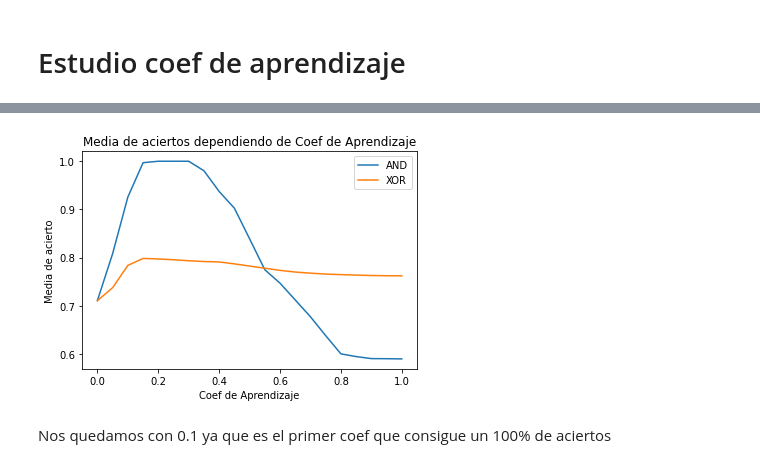
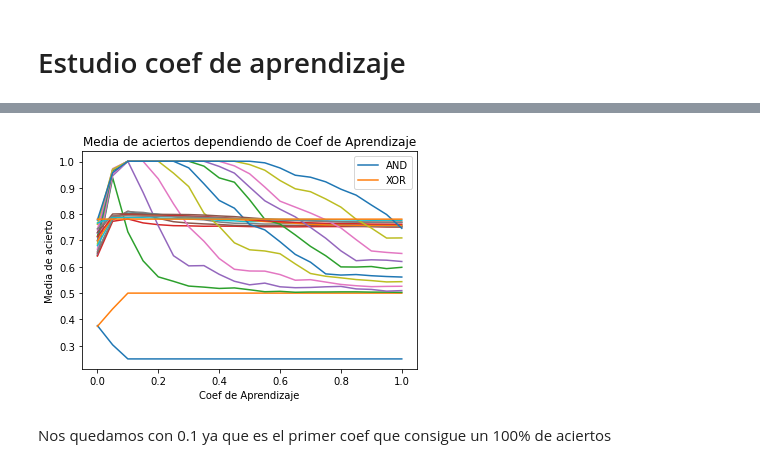
Before and after one commit to Govoa/Perceptron_MLP_Practica, a Jupyter notebook: pr1/L2P1-Perceptron.ipynb, the cells around one changed output, grey strips where cells are left out. Saved outputs shown, nothing was run; the diff lists cells and outputs as text; code cells hidden in the pictures.

Commit message:
COEF y UMBRAL JUNTOS

```diff
--- a/pr1/L2P1-Perceptron.ipynb
+++ b/pr1/L2P1-Perceptron.ipynb
@@ -20,9 +20,9 @@ valor2_xor =  round(np.random.uniform(-1,1),3) # Truncamos para evitar que coja
 
 neurona_xor = [valor1_xor,valor2_xor] # Generamos una matriz de pesos aleatoria en intervalo -1,1
 
-umbral = 0.6# Final
-learning_rate = 0.3 # TOCAR
-n_iteraciones = 20 # TOCAR
+umbral = 0.5# TOCAR
+learning_rate = 0.1# TOCAR
+n_iteraciones = 20# TOCAR
 
 # Definimos las 4 posibles entradas binarias que tendrán tanto AND como XOR
 
@@ -168,7 +168,7 @@ ENTRADA -> [1, 1]  EXPECTED -> 0  OBTENIDO -> 1
 listadoUmbral = np.linspace(0,1,21)
 listafinalAND = np.zeros(len(listadoUmbral))
 listafinalXOR = np.zeros(len(listadoUmbral))
-precision = 10000
+precision = 1000
 
 for x in range(precision):
     listamediasAND = []
@@ -214,45 +214,47 @@ Usaremos 0.6 de umbral ya que podemos ver una tendencia asintotica despues
 # %% [markdown]
 # Estudio coef de aprendizaje
 # %%
-umbralelegido = 0.6
+listadoUmbral = np.linspace(0,1,11)
+umbralelegido = 1
 listadoCoef =  np.linspace(0,1,21)
 listafinalAND = np.zeros(len(listadoCoef))
 listafinalXOR = np.zeros(len(listadoCoef))
-precision = 10000
+precision = 1000
+for umbralelegido in listadoUmbral:
 
-for x in range(precision):
-    listamediasAND = []
-    listamediasXOR = []
-    valor1_and = round(np.random.uniform(-1,1),3) # Truncamos para evitar que coja muchos decimales y se lie
-    valor2_and =  round(np.random.uniform(-1,1),3) # Truncamos para evitar que coja muchos decimales y se lie
-    neurona_and = [valor1_and,valor2_and] # Generamos una matriz de pesos aleatoria en intervalo -1,1
-    valor1_xor = round(np.random.uniform(-1,1),3) # Truncamos para evitar que coja muchos decimales y se lie
-    valor2_xor =  round(np.random.uniform(-1,1),3) # Truncamos para evitar que coja muchos decimales y se lie
-    neurona_xor = [valor1_xor,valor2_xor] # Generamos una matriz de pesos aleatoria en intervalo -1,1
-    for coef in listadoCoef:
-        errorAND = 0
-        errorXOR = 0
-        neurona_clasificar_and = entrenamiento_and(entradas,neurona_and,umbralelegido,coef,n_iteraciones,0)
-        neurona_clasificar_xor = entrenamiento_xor(entradas,neurona_xor,umbralelegido,coef,n_iteraciones,0)
-        for entrada in entradas:
-            expectedAND = entrada[0] * entrada[1]
-            obtenidoAND = funcionActivacion(neurona_clasificar_and,entrada,umbralelegido)
-            expectedXOR = entrada[0] ^ entrada[1]
-            obtenidoXOR = funcionActivacion(neurona_clasificar_xor,entrada,umbralelegido)
-            if obtenidoAND == expectedAND:
-                errorAND += 1
-            if obtenidoXOR == expectedAND:
-                errorXOR += 1
-        listamediasAND.append(errorAND/4)
-        listamediasXOR.append(errorXOR/4)
-    listafinalAND += np.array(listamediasAND)
-    listafinalXOR += np.array(listamediasXOR)
-listafinalAND = listafinalAND / precision
-listafinalXOR = listafinalXOR / precision
-plt.plot(listadoCoef,listafinalAND)
-plt.plot(listadoCoef,listafinalXOR)
-plt.ylabel('Media de acierto')
-plt.xlabel('Coef de Aprendizaje')
-plt.title('Media de aciertos dependiendo de Coef de Aprendizaje')
-plt.legend(['AND', 'XOR'])
+    for x in range(precision):
+        listamediasAND = []
+        listamediasXOR = []
+        valor1_and = round(np.random.uniform(-1,1),3) # Truncamos para evitar que coja muchos decimales y se lie
+        valor2_and =  round(np.random.uniform(-1,1),3) # Truncamos para evitar que coja muchos decimales y se lie
+        neurona_and = [valor1_and,valor2_and] # Generamos una matriz de pesos aleatoria en intervalo -1,1
+        valor1_xor = round(np.random.uniform(-1,1),3) # Truncamos para evitar que coja muchos decimales y se lie
+        valor2_xor =  round(np.random.uniform(-1,1),3) # Truncamos para evitar que coja muchos decimales y se lie
+        neurona_xor = [valor1_xor,valor2_xor] # Generamos una matriz de pesos aleatoria en intervalo -1,1
+        for coef in listadoCoef:
+            errorAND = 0
+            errorXOR = 0
+            neurona_clasificar_and = entrenamiento_and(entradas,neurona_and,umbralelegido,coef,n_iteraciones,0)
+            neurona_clasificar_xor = entrenamiento_xor(entradas,neurona_xor,umbralelegido,coef,n_iteraciones,0)
+            for entrada in entradas:
+                expectedAND = entrada[0] * entrada[1]
+                obtenidoAND = funcionActivacion(neurona_clasificar_and,entrada,umbralelegido)
+                expectedXOR = entrada[0] ^ entrada[1]
+                obtenidoXOR = funcionActivacion(neurona_clasificar_xor,entrada,umbralelegido)
+                if obtenidoAND == expectedAND:
+                    errorAND += 1
+                if obtenidoXOR == expectedAND:
+                    errorXOR += 1
+            listamediasAND.append(errorAND/4)
+            listamediasXOR.append(errorXOR/4)
+        listafinalAND += np.array(listamediasAND)
+        listafinalXOR += np.array(listamediasXOR)
+    listafinalAND = listafinalAND / precision
+    listafinalXOR = listafinalXOR / precision
+    plt.plot(listadoCoef,listafinalAND)
+    plt.plot(listadoCoef,listafinalXOR)
+    plt.ylabel('Media de acierto')
+    plt.xlabel('Coef de Aprendizaje')
+    plt.title('Media de aciertos dependiendo de Coef de Aprendizaje')
+    plt.legend(['AND', 'XOR'])
 # %% [output]
@@ -260,4 +261,4 @@ plt.legend(['AND', 'XOR'])
-[figure, old version]
+[figure, new version]
 # %% [markdown]
 Nos quedamos con 0.1 ya que es el primer coef que consigue un 100% de aciertos
 # %% [markdown]
```
Also changed, not shown: parts of 5 cells of this notebook.
